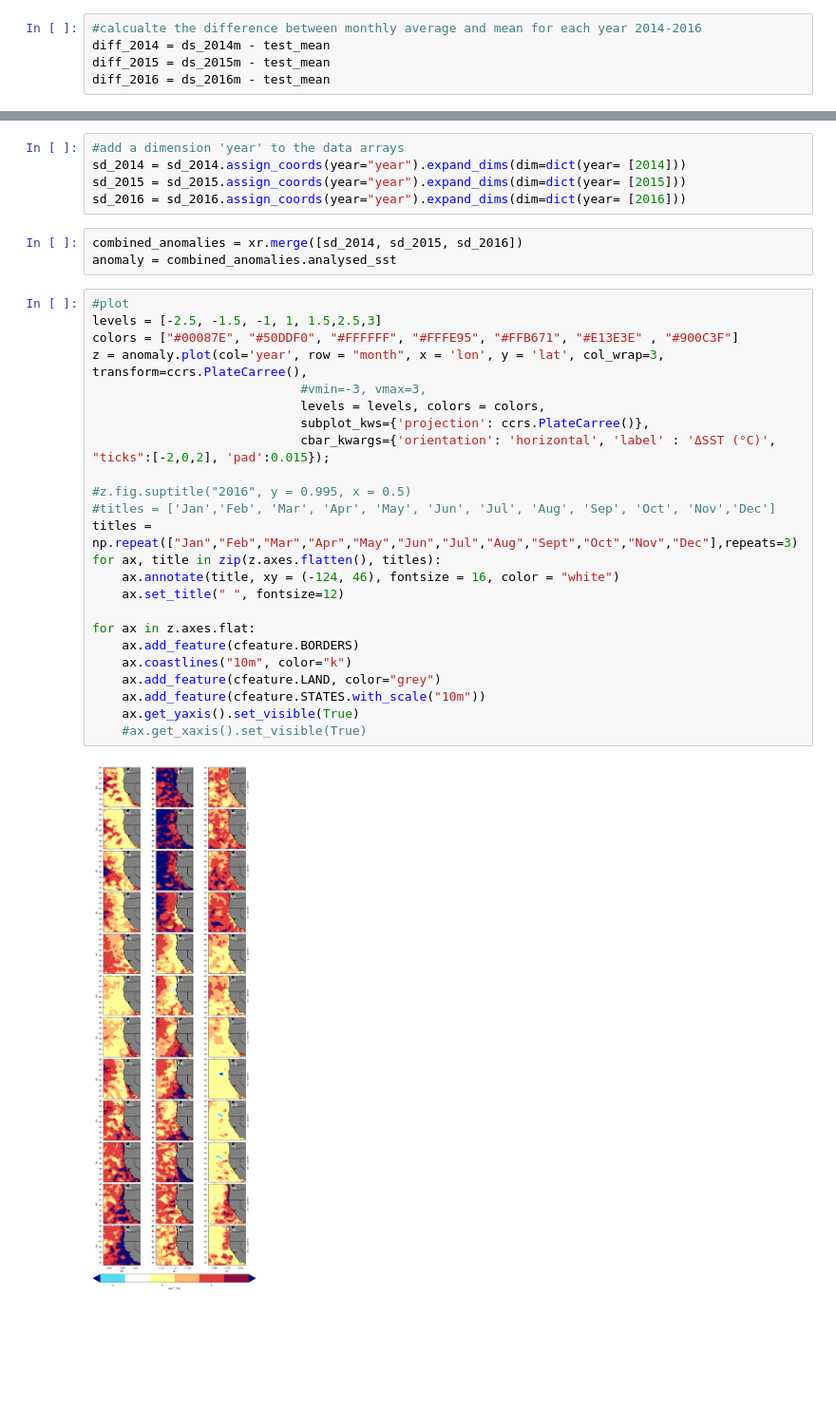
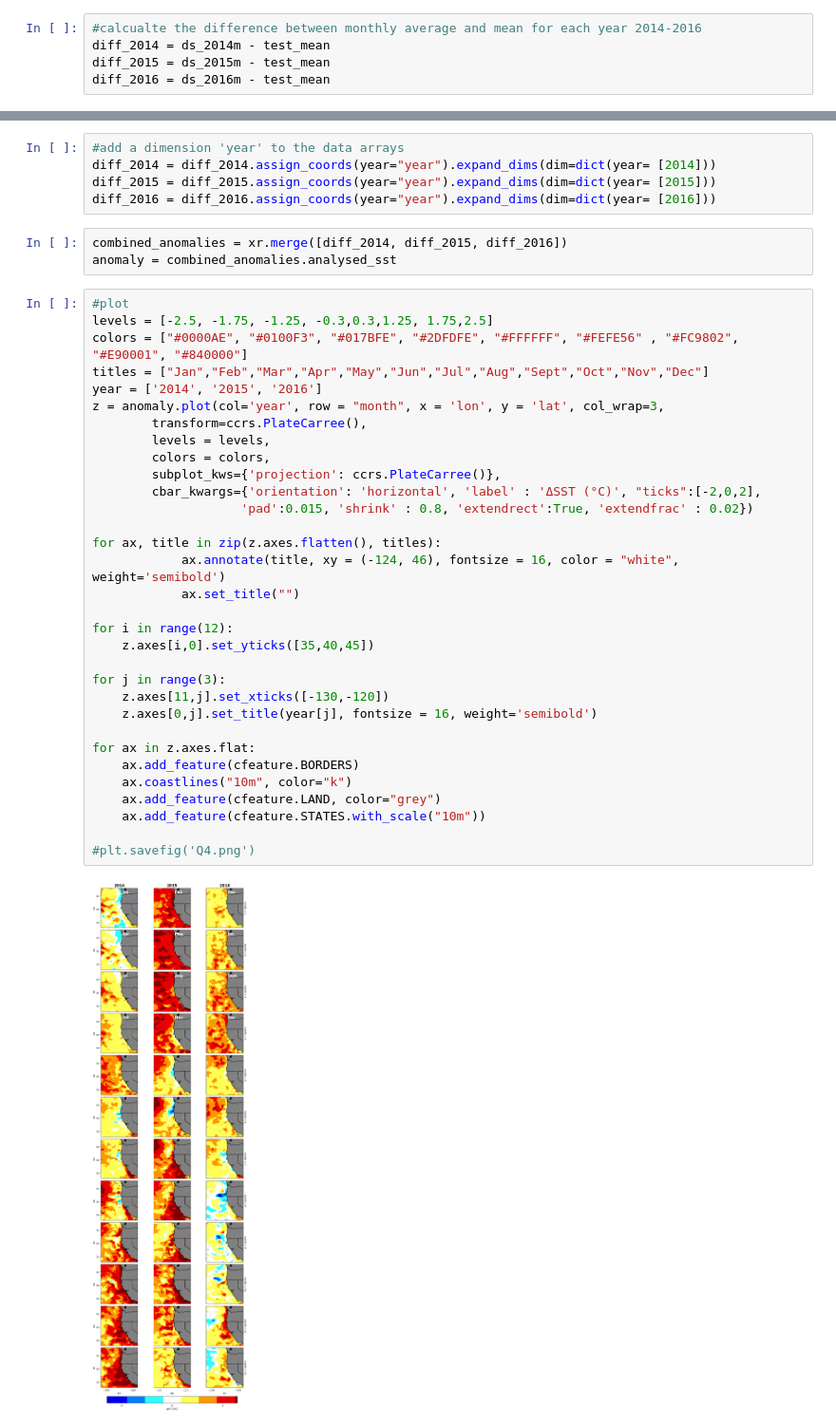
Before and after one commit to UCB-stat-159-s23/hw03-Group16, a Jupyter notebook: climate-Q04.ipynb, the cells around one changed output, grey strips where cells are left out. Shown: that part at 95% size. Cells and saved outputs as stored; diff of their text form; blank space fills up the shorter version.

Commit message:
Minor changes-axis labels, colors

```diff
--- a/climate-Q04.ipynb
+++ b/climate-Q04.ipynb
@@ -48,36 +49,44 @@ sd_2016 = diff_2016 / test_sd
 # %%
 #add a dimension 'year' to the data arrays
-sd_2014 = sd_2014.assign_coords(year="year").expand_dims(dim=dict(year= [2014]))
-sd_2015 = sd_2015.assign_coords(year="year").expand_dims(dim=dict(year= [2015]))
-sd_2016 = sd_2016.assign_coords(year="year").expand_dims(dim=dict(year= [2016]))
+diff_2014 = diff_2014.assign_coords(year="year").expand_dims(dim=dict(year= [2014]))
+diff_2015 = diff_2015.assign_coords(year="year").expand_dims(dim=dict(year= [2015]))
+diff_2016 = diff_2016.assign_coords(year="year").expand_dims(dim=dict(year= [2016]))
 # %%
-combined_anomalies = xr.merge([sd_2014, sd_2015, sd_2016])
+combined_anomalies = xr.merge([diff_2014, diff_2015, diff_2016])
 anomaly = combined_anomalies.analysed_sst
 # %%
 #plot
-levels = [-2.5, -1.5, -1, 1, 1.5,2.5,3]
-colors = ["#00087E", "#50DDF0", "#FFFFFF", "#FFFE95", "#FFB671", "#E13E3E" , "#900C3F"]
-z = anomaly.plot(col='year', row = "month", x = 'lon', y = 'lat', col_wrap=3, transform=ccrs.PlateCarree(),
-                            #vmin=-3, vmax=3,
-                            levels = levels, colors = colors,
-                            subplot_kws={'projection': ccrs.PlateCarree()},
-                            cbar_kwargs={'orientation': 'horizontal', 'label' : 'ΔSST (°C)', "ticks":[-2,0,2], 'pad':0.015});
+levels = [-2.5, -1.75, -1.25, -0.3,0.3,1.25, 1.75,2.5]
+colors = ["#0000AE", "#0100F3", "#017BFE", "#2DFDFE", "#FFFFFF", "#FEFE56" , "#FC9802", "#E90001", "#840000"]
+titles = ["Jan","Feb","Mar","Apr","May","Jun","Jul","Aug","Sept","Oct","Nov","Dec"]
+year = ['2014', '2015', '2016']
+z = anomaly.plot(col='year', row = "month", x = 'lon', y = 'lat', col_wrap=3,
+        transform=ccrs.PlateCarree(),
+        levels = levels,
+        colors = colors,
+        subplot_kws={'projection': ccrs.PlateCarree()},
+        cbar_kwargs={'orientation': 'horizontal', 'label' : 'ΔSST (°C)', "ticks":[-2,0,2],
+                    'pad':0.015, 'shrink' : 0.8, 'extendrect':True, 'extendfrac' : 0.02})
 
-#z.fig.suptitle("2016", y = 0.995, x = 0.5)
-#titles = ['Jan','Feb', 'Mar', 'Apr', 'May', 'Jun', 'Jul', 'Aug', 'Sep', 'Oct', 'Nov','Dec']
-titles = np.repeat(["Jan","Feb","Mar","Apr","May","Jun","Jul","Aug","Sept","Oct","Nov","Dec"],repeats=3)
 for ax, title in zip(z.axes.flatten(), titles):
-    ax.annotate(title, xy = (-124, 46), fontsize = 16, color = "white")
-    ax.set_title(" ", fontsize=12)
+            ax.annotate(title, xy = (-124, 46), fontsize = 16, color = "white", weight='semibold')
+            ax.set_title("")
+
+for i in range(12):
+    z.axes[i,0].set_yticks([35,40,45])
+
+for j in range(3):
+    z.axes[11,j].set_xticks([-130,-120])
+    z.axes[0,j].set_title(year[j], fontsize = 16, weight='semibold')
 
 for ax in z.axes.flat:
     ax.add_feature(cfeature.BORDERS)
     ax.coastlines("10m", color="k")
     ax.add_feature(cfeature.LAND, color="grey")
     ax.add_feature(cfeature.STATES.with_scale("10m"))
-    ax.get_yaxis().set_visible(True)
-    #ax.get_xaxis().set_visible(True)
+
+#plt.savefig('Q4.png')
 # %% [output]
-[figure, old version]
+[figure, new version]
 # %%
 #TO DO:
```
Also changed, not shown: parts of 5 cells of this notebook.
